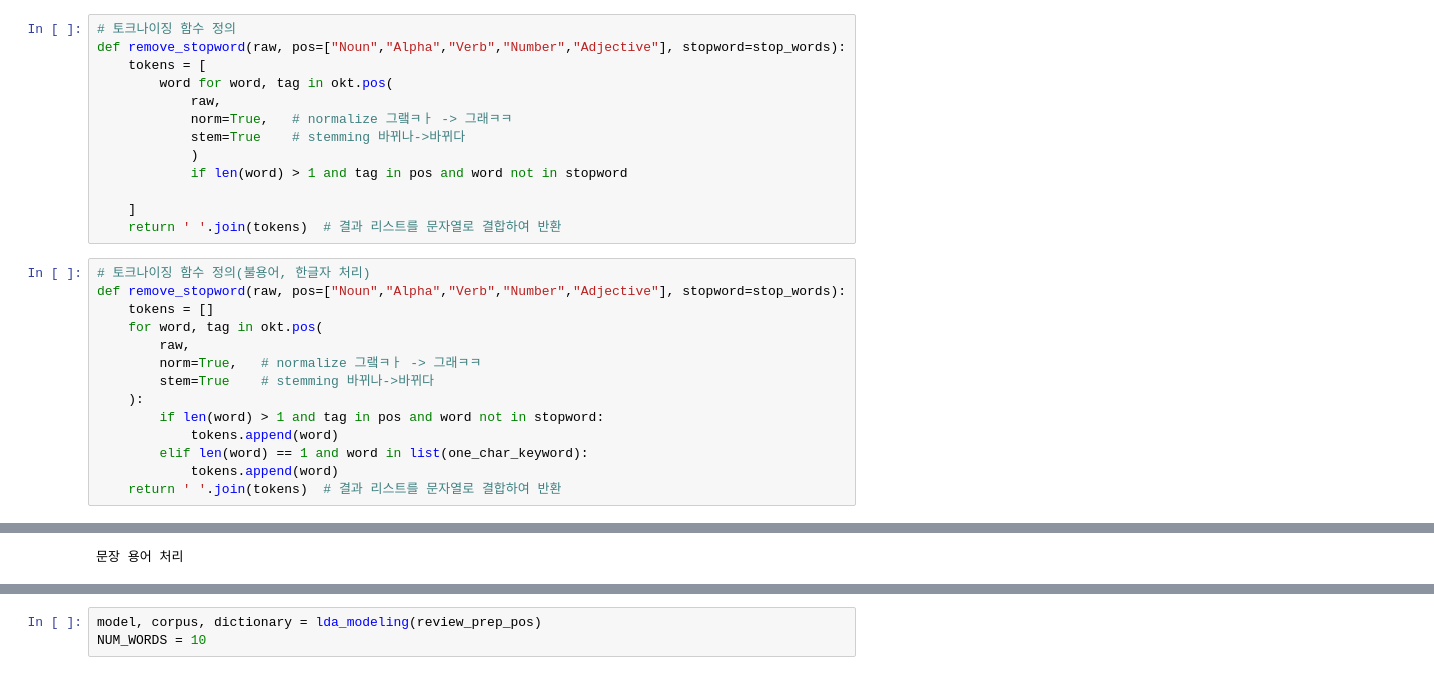
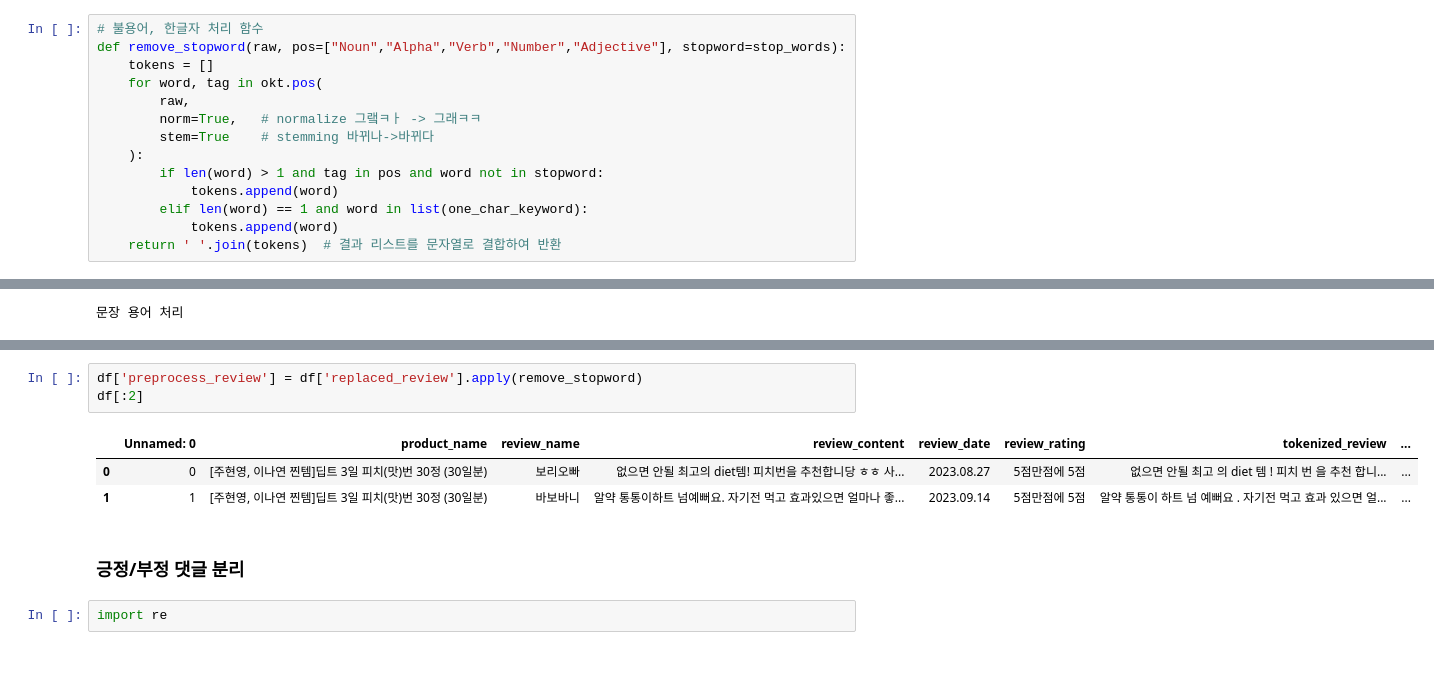
Before and after one commit to angelamyungjoosong/project_supplements_data_analytics, a Jupyter notebook: codes/Preprocessing_GB.ipynb, the cells around one changed output, grey strips where cells are left out. Cells and saved outputs as stored; diff of their text form.

```diff
--- a/codes/Preprocessing_GB.ipynb
+++ b/codes/Preprocessing_GB.ipynb
@@ -160,29 +140,16 @@ okt = Okt()
 from mecab import MeCab
 mecab = MeCab()
 # %%
-# 토크나이징 함수 정의
+# 불용어, 한글자 처리 함수
 def remove_stopword(raw, pos=["Noun","Alpha","Verb","Number","Adjective"], stopword=stop_words):
-    tokens = [
-        word for word, tag in okt.pos(
-            raw,
-            norm=True,   # normalize 그랰ㅋㅏ -> 그래ㅋㅋ
-            stem=True    # stemming 바뀌나->바뀌다
-            )
-            if len(word) > 1 and tag in pos and word not in stopword
-
-    ]
+    tokens = []
+    for word, tag in okt.pos(
+        raw,
+        norm=True,   # normalize 그랰ㅋㅏ -> 그래ㅋㅋ
+        stem=True    # stemming 바뀌나->바뀌다
+    ):
+        if len(word) > 1 and tag in pos and word not in stopword:
+            tokens.append(word)
+        elif len(word) == 1 and word in list(one_char_keyword):
+            tokens.append(word)
     return ' '.join(tokens)  # 결과 리스트를 문자열로 결합하여 반환
-# %%
-# 토크나이징 함수 정의(불용어, 한글자 처리)
-def remove_stopword(raw, pos=["Noun","Alpha","Verb","Number","Adjective"], stopword=stop_words):
-    tokens = []
-    for word, tag in okt.pos(
-        raw,
-        norm=True,   # normalize 그랰ㅋㅏ -> 그래ㅋㅋ
-        stem=True    # stemming 바뀌나->바뀌다
-    ):
-        if len(word) > 1 and tag in pos and word not in stopword:
-            tokens.append(word)
-        elif len(word) == 1 and word in list(one_char_keyword):
-            tokens.append(word)
-    return ' '.join(tokens)  # 결과 리스트를 문자열로 결합하여 반환
@@ -480,3 +163,11 @@ review_neg = df_dropna[(1 == df_dropna['rating']) | (df_dropna['rating'] == 2)][
-# %%
-model, corpus, dictionary = lda_modeling(review_prep_pos)
-NUM_WORDS = 10
+# %%
+df['preprocess_review'] = df['replaced_review'].apply(remove_stopword)
+df[:2]
+# %% [output]
+|  | Unnamed: 0 | product_name | review_name | review_content | review_date | review_rating | tokenized_review | ... |
+| 0 | 0 | [주현영, 이나연 찐템]딥트 3일 피치(맛)번 30정 (30일분) | 보리오빠 | 없으면 안될 최고의 diet템! 피치번을 추천합니당 ㅎㅎ 사... | 2023.08.27 | 5점만점에 5점 | 없으면 안될 최고 의 diet 템 ! 피치 번 을 추천 합니... | ... |
+| 1 | 1 | [주현영, 이나연 찐템]딥트 3일 피치(맛)번 30정 (30일분) | 바보바니 | 알약 통통이하트 넘예뻐요. 자기전 먹고 효과있으면 얼마나 좋... | 2023.09.14 | 5점만점에 5점 | 알약 통통이 하트 넘 예뻐요 . 자기전 먹고 효과 있으면 얼... | ... |
+# %% [markdown]
+### 긍정/부정 댓글 분리
+# %%
+import re
```
Also changed, not shown: parts of 81 cells of this notebook, 4 other files.
